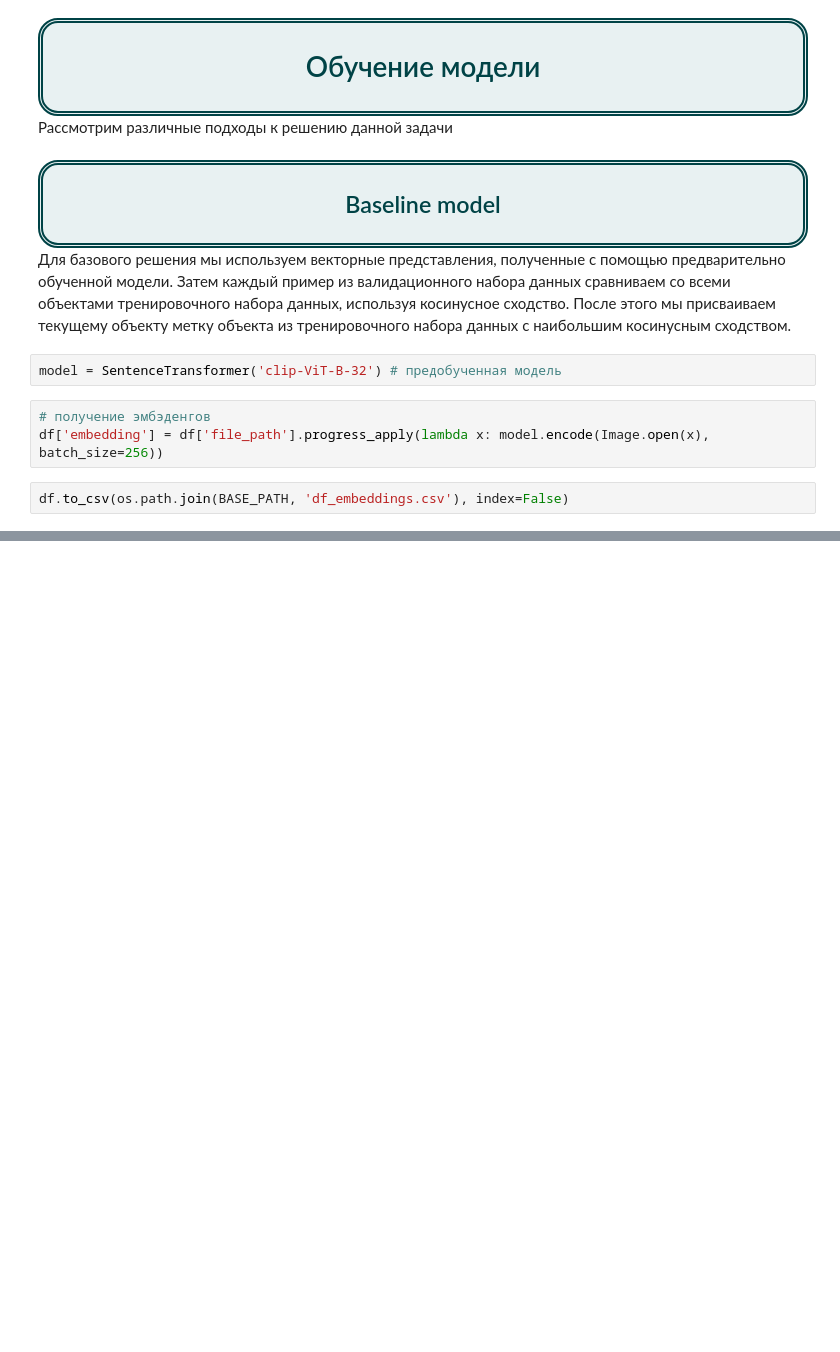
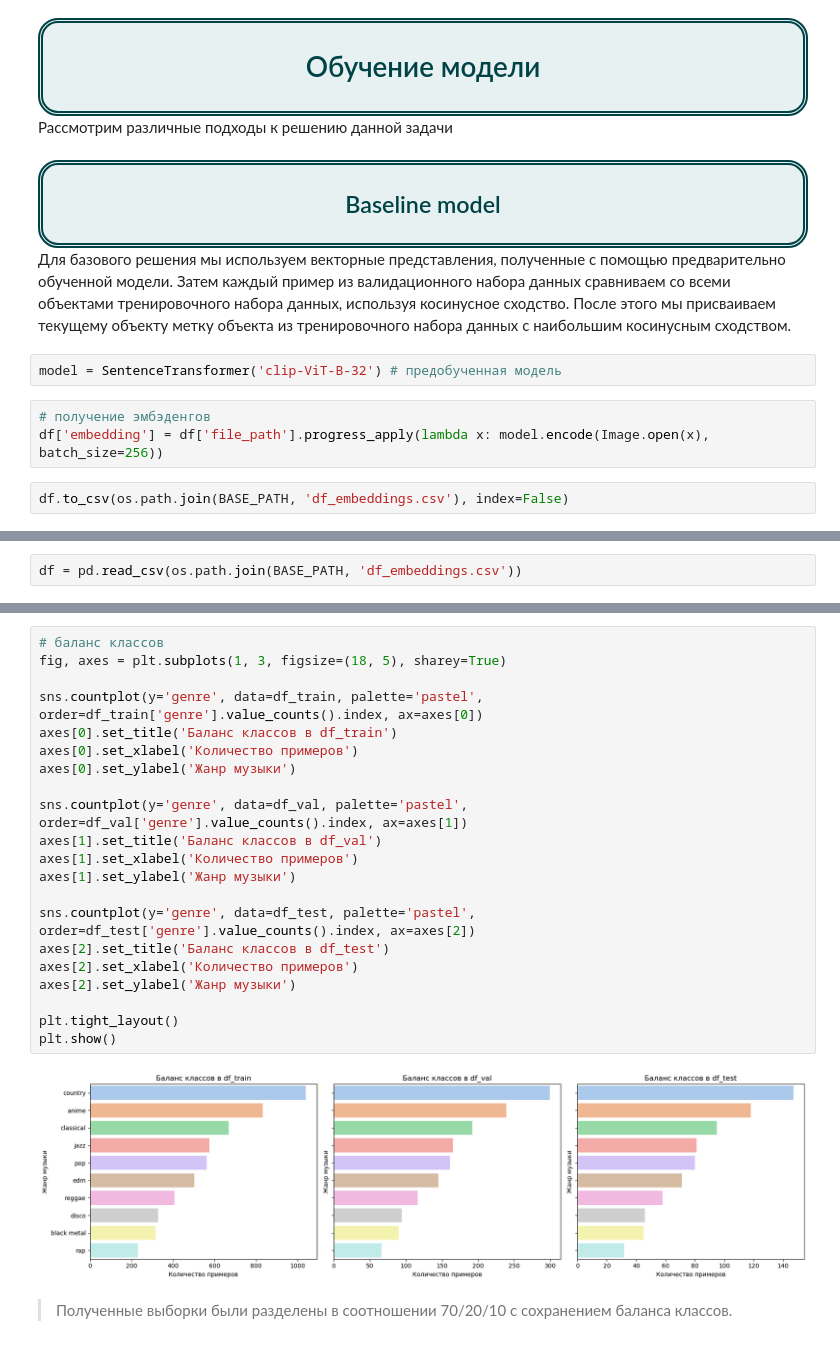
Before and after one commit to Denis-Mukhanov/determining_genre_by_cover, a Jupyter notebook: determining_genre_by_cover.ipynb, the cells around one changed output, grey strips where cells are left out. Drawn from its saved outputs; the diff is of its cells as text; blank space fills up the shorter version.

```diff
--- a/determining_genre_by_cover.ipynb
+++ b/determining_genre_by_cover.ipynb
@@ -259,0 +212,2 @@ weighted avg       0.79      0.79      0.79      1567
+# %%
+df = pd.read_csv(os.path.join(BASE_PATH, 'df_embeddings.csv'))
@@ -259,0 +230,25 @@ weighted avg       0.79      0.79      0.79      1567
+# %%
+# баланс классов
+fig, axes = plt.subplots(1, 3, figsize=(18, 5), sharey=True)
+
+sns.countplot(y='genre', data=df_train, palette='pastel', order=df_train['genre'].value_counts().index, ax=axes[0])
+axes[0].set_title('Баланс классов в df_train')
+axes[0].set_xlabel('Количество примеров')
+axes[0].set_ylabel('Жанр музыки')
+
+sns.countplot(y='genre', data=df_val, palette='pastel', order=df_val['genre'].value_counts().index, ax=axes[1])
+axes[1].set_title('Баланс классов в df_val')
+axes[1].set_xlabel('Количество примеров')
+axes[1].set_ylabel('Жанр музыки')
+
+sns.countplot(y='genre', data=df_test, palette='pastel', order=df_test['genre'].value_counts().index, ax=axes[2])
+axes[2].set_title('Баланс классов в df_test')
+axes[2].set_xlabel('Количество примеров')
+axes[2].set_ylabel('Жанр музыки')
+
+plt.tight_layout()
+plt.show()
+# %% [output]
+[figure, added]
+# %% [markdown]
+> Полученные выборки были разделены в соотношении 70/20/10 с сохранением баланса классов.
```
Also changed, not shown: parts of 29 cells of this notebook.
